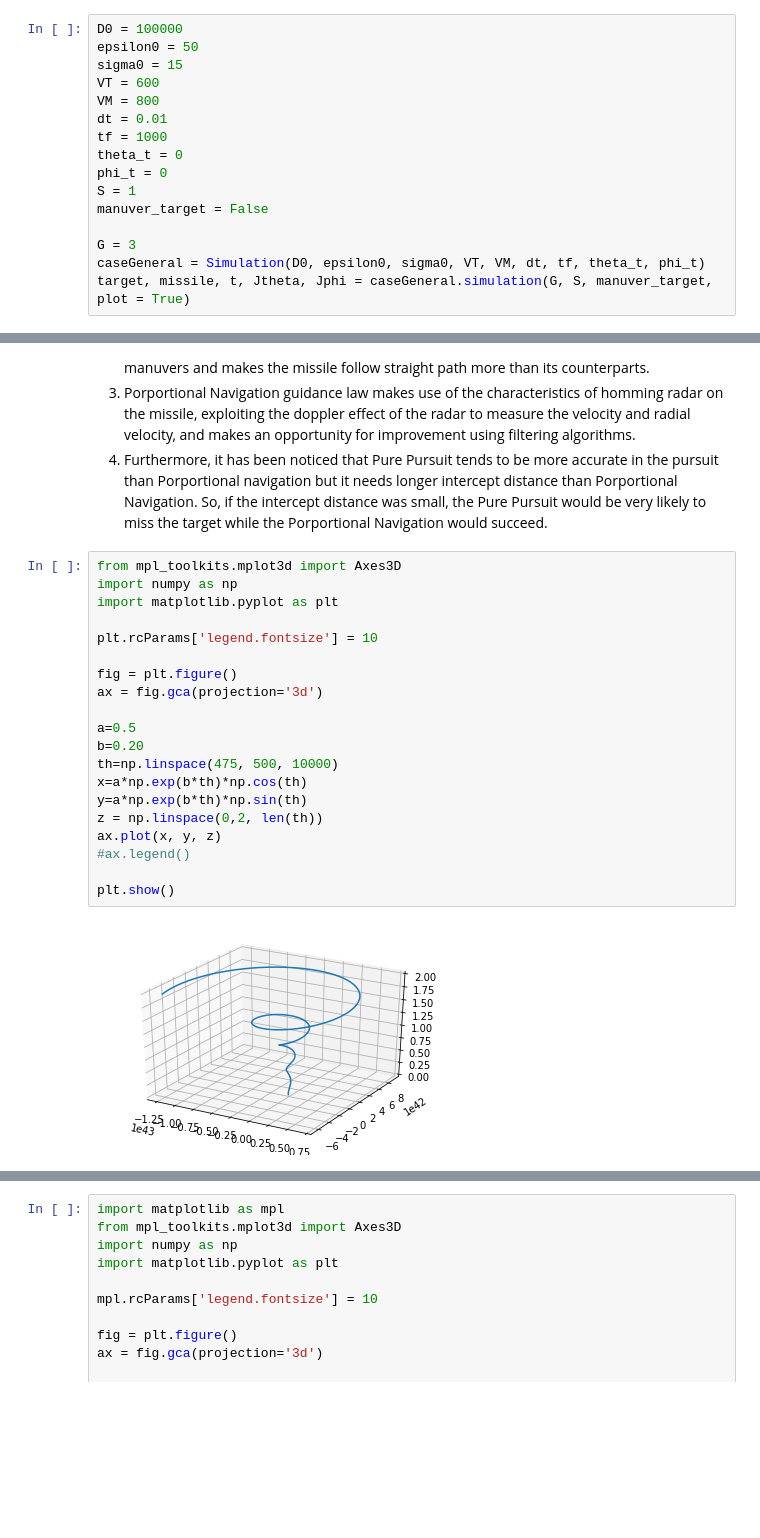
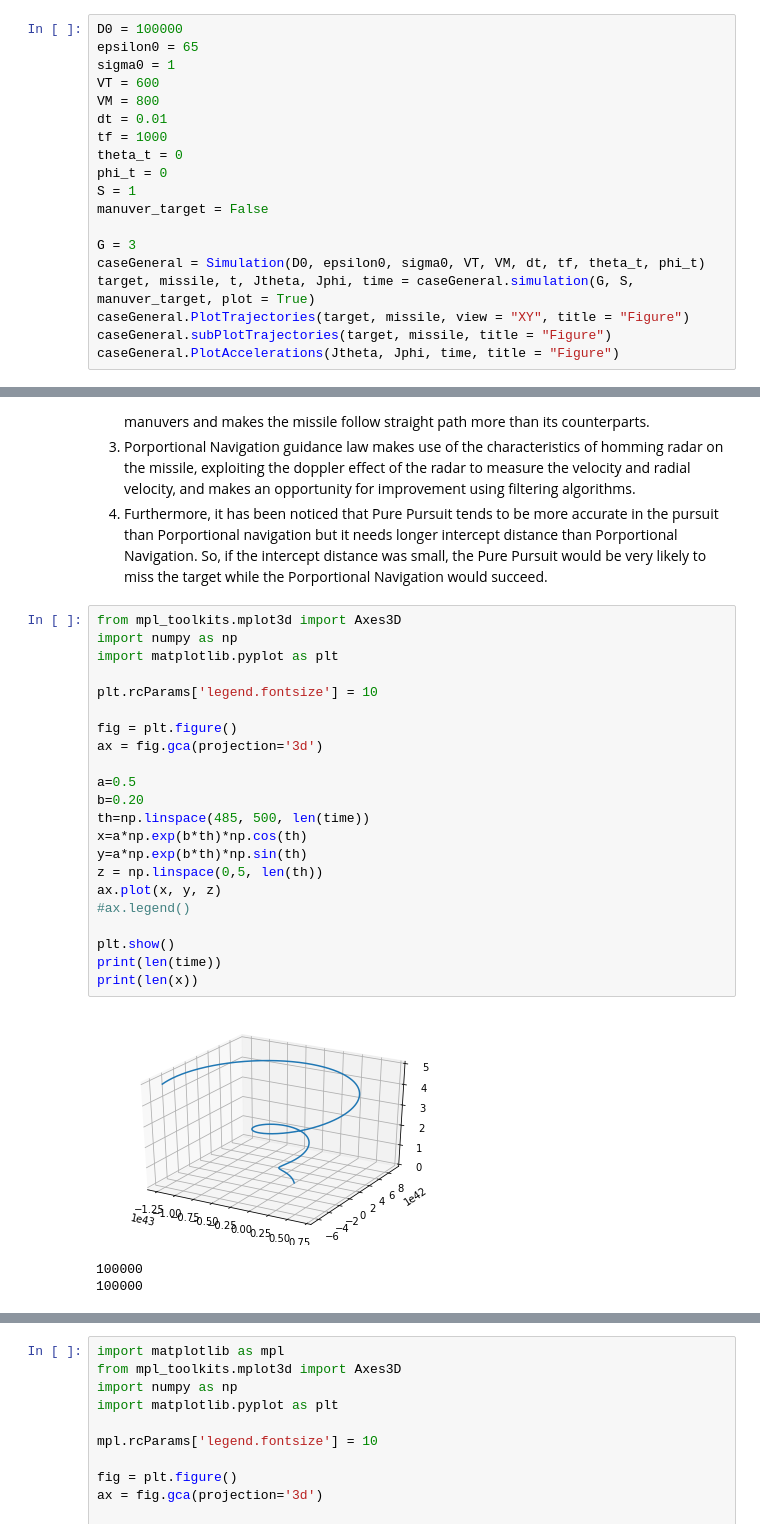
Before and after one commit to Abdelrahman350/Guidance, a Jupyter notebook: Homing Missile's Guidance Simulation.ipynb, the cells around one changed output, grey strips where cells are left out. Saved outputs shown, nothing was run; the diff lists cells and outputs as text; blank space fills up the shorter version.

```diff
--- a/Homing Missile's Guidance Simulation.ipynb
+++ b/Homing Missile's Guidance Simulation.ipynb
@@ -382,7 +433,7 @@ Missile hit the target using  Porportional Navigation  after  229.51  seconds
 # %%
 D0 = 100000
-epsilon0 = 50
-sigma0 = 15
+epsilon0 = 65
+sigma0 = 1
 VT = 600
 VM = 800
 dt = 0.01
@@ -394,5 +445,8 @@ manuver_target = False
 
 G = 3
 caseGeneral = Simulation(D0, epsilon0, sigma0, VT, VM, dt, tf, theta_t, phi_t)
-target, missile, t, Jtheta, Jphi = caseGeneral.simulation(G, S, manuver_target, plot = True)
+target, missile, t, Jtheta, Jphi, time = caseGeneral.simulation(G, S, manuver_target, plot = True)
+caseGeneral.PlotTrajectories(target, missile, view = "XY", title = "Figure")
+caseGeneral.subPlotTrajectories(target, missile, title = "Figure")
+caseGeneral.PlotAccelerations(Jtheta, Jphi, time, title = "Figure")
 # %% [output]
@@ -641,22 +686,26 @@ PlotComparisons(target2, missile0, missile1, missile2, view = "XZ", title = "Man
 # %%
 from mpl_toolkits.mplot3d import Axes3D
 import numpy as np
 import matplotlib.pyplot as plt
 
 plt.rcParams['legend.fontsize'] = 10
 
 fig = plt.figure()
 ax = fig.gca(projection='3d')
 
 a=0.5
 b=0.20
-th=np.linspace(475, 500, 10000)
+th=np.linspace(485, 500, len(time))
 x=a*np.exp(b*th)*np.cos(th)
 y=a*np.exp(b*th)*np.sin(th)
-z = np.linspace(0,2, len(th))
+z = np.linspace(0,5, len(th))
 ax.plot(x, y, z)
 #ax.legend()
 
 plt.show()
+print(len(time))
+print(len(x))
 # %% [output]
-[figure, old version]
+[figure, new version]
+100000
+100000
```
Also changed, not shown: parts of 14 cells of this notebook.
